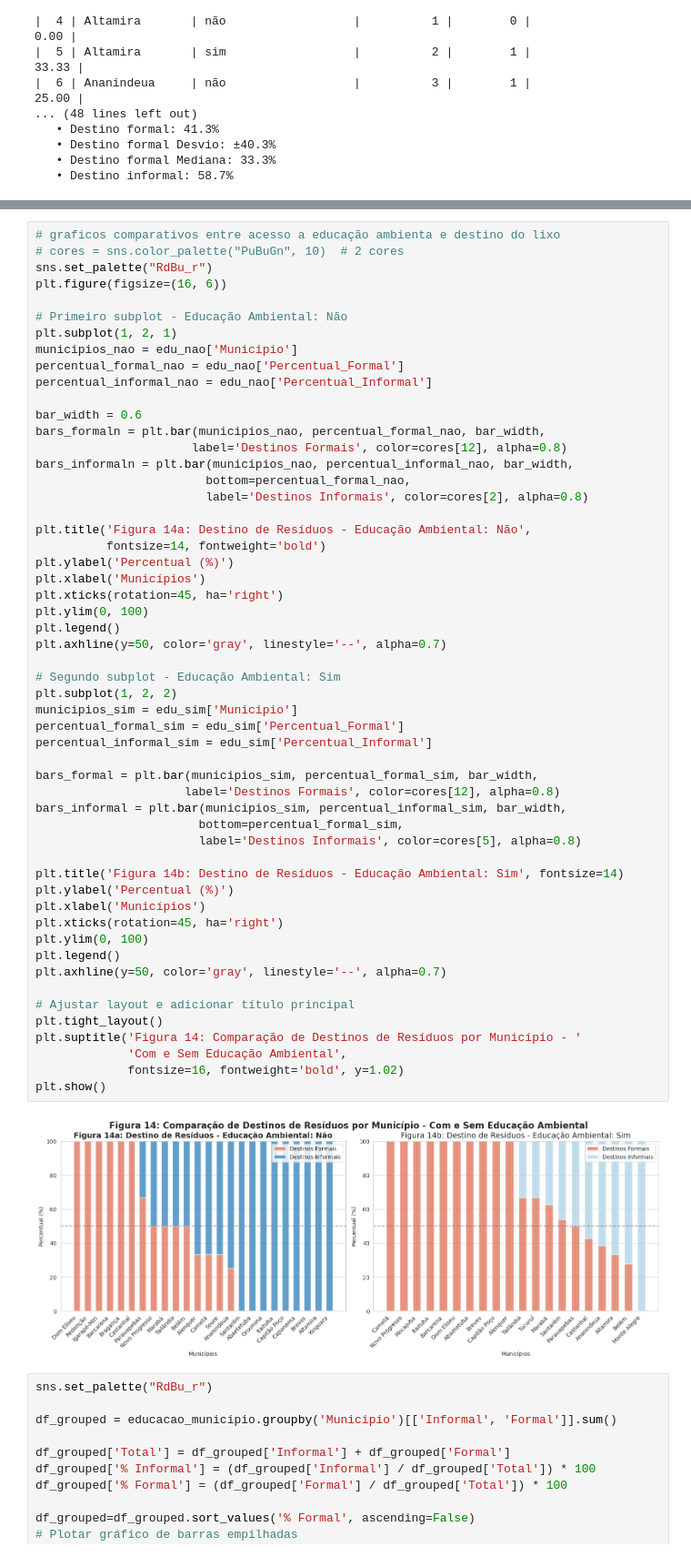
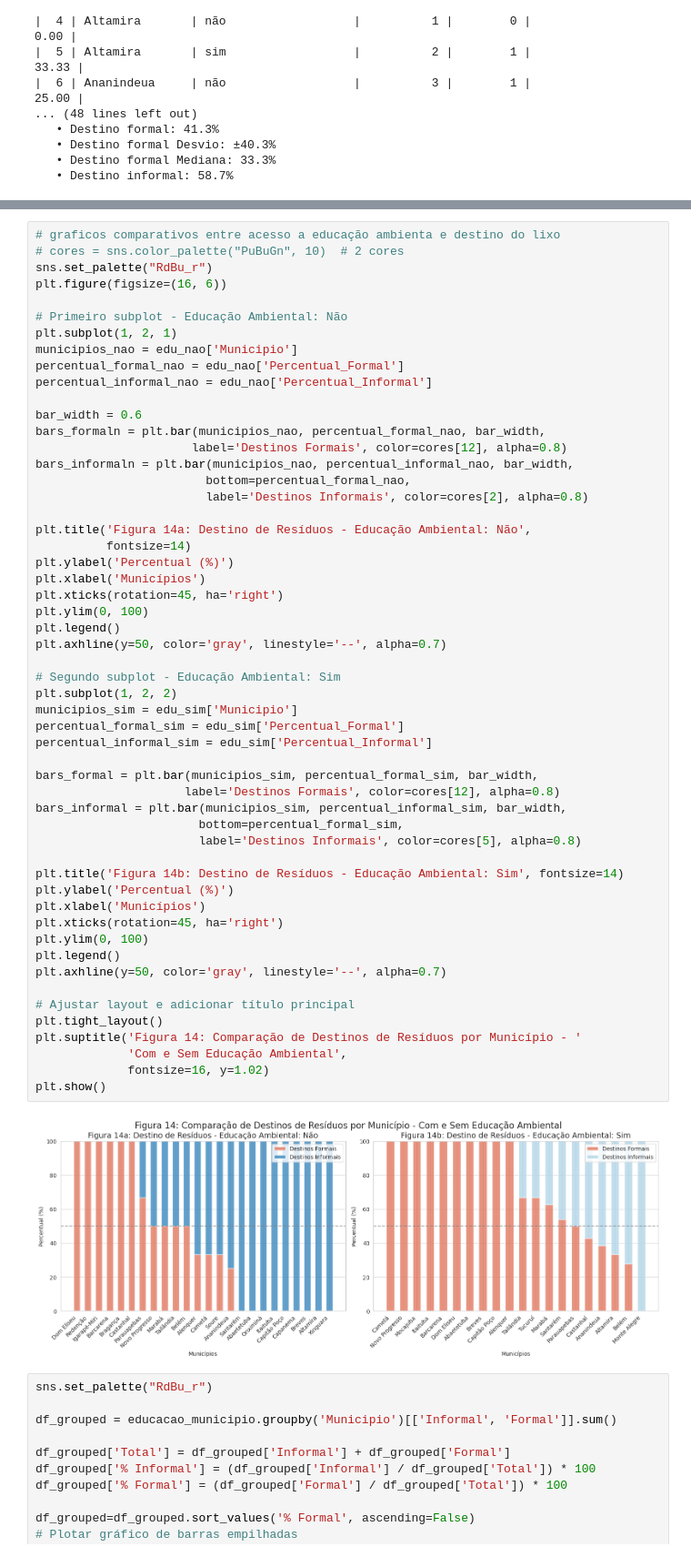
Before and after one commit to albertoakel/I2A2, a Jupyter notebook: notebook/I2A2_TAREFA6_GRUPO26.ipynb, the cells around one changed output, grey strips where cells are left out. Shown at 91% size. Drawn from its saved outputs; the diff is of its cells as text.

```diff
--- a/notebook/I2A2_TAREFA6_GRUPO26.ipynb
+++ b/notebook/I2A2_TAREFA6_GRUPO26.ipynb
@@ -1691,42 +1687,42 @@ bars_informaln = plt.bar(municipios_nao, percentual_informal_nao, bar_width,
                         label='Destinos Informais', color=cores[2], alpha=0.8)
 
 plt.title('Figura 14a: Destino de Resíduos - Educação Ambiental: Não',
-          fontsize=14, fontweight='bold')
+          fontsize=14)
 plt.ylabel('Percentual (%)')
 plt.xlabel('Municípios')
 plt.xticks(rotation=45, ha='right')
 plt.ylim(0, 100)
 plt.legend()
 plt.axhline(y=50, color='gray', linestyle='--', alpha=0.7)
 
 # Segundo subplot - Educação Ambiental: Sim
 plt.subplot(1, 2, 2)
 municipios_sim = edu_sim['Municipio']
 percentual_formal_sim = edu_sim['Percentual_Formal']
 percentual_informal_sim = edu_sim['Percentual_Informal']
 
 bars_formal = plt.bar(municipios_sim, percentual_formal_sim, bar_width,
                      label='Destinos Formais', color=cores[12], alpha=0.8)
 bars_informal = plt.bar(municipios_sim, percentual_informal_sim, bar_width,
                        bottom=percentual_formal_sim,
                        label='Destinos Informais', color=cores[5], alpha=0.8)
 
 plt.title('Figura 14b: Destino de Resíduos - Educação Ambiental: Sim', fontsize=14)
 plt.ylabel('Percentual (%)')
 plt.xlabel('Municípios')
 plt.xticks(rotation=45, ha='right')
 plt.ylim(0, 100)
 plt.legend()
 plt.axhline(y=50, color='gray', linestyle='--', alpha=0.7)
 
 # Ajustar layout e adicionar título principal
 plt.tight_layout()
 plt.suptitle('Figura 14: Comparação de Destinos de Resíduos por Município - '
              'Com e Sem Educação Ambiental',
-             fontsize=16, fontweight='bold', y=1.02)
+             fontsize=16, y=1.02)
 plt.show()
 # %% [output]
-[figure, old version]
+[figure, new version]
 # %%
 sns.set_palette("RdBu_r")
 
```
Also changed, not shown: parts of 7 cells of this notebook.
